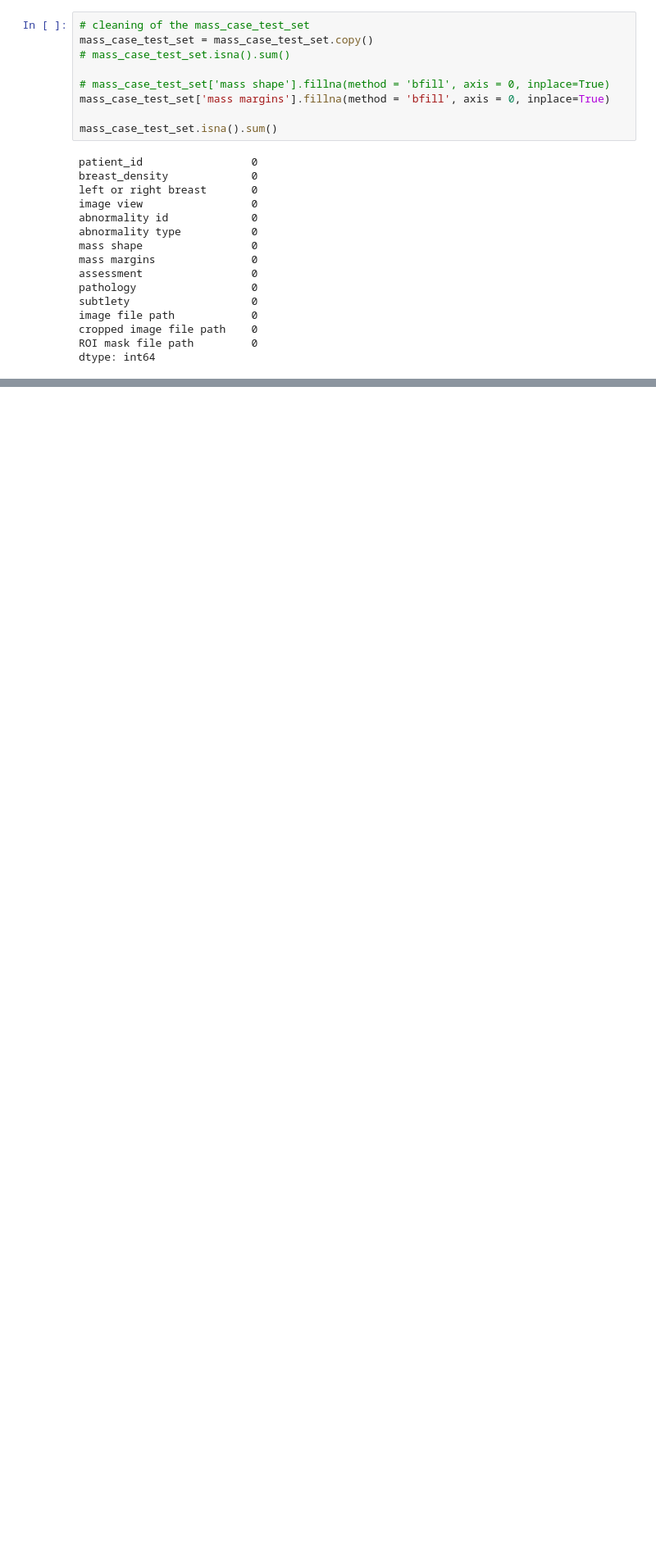
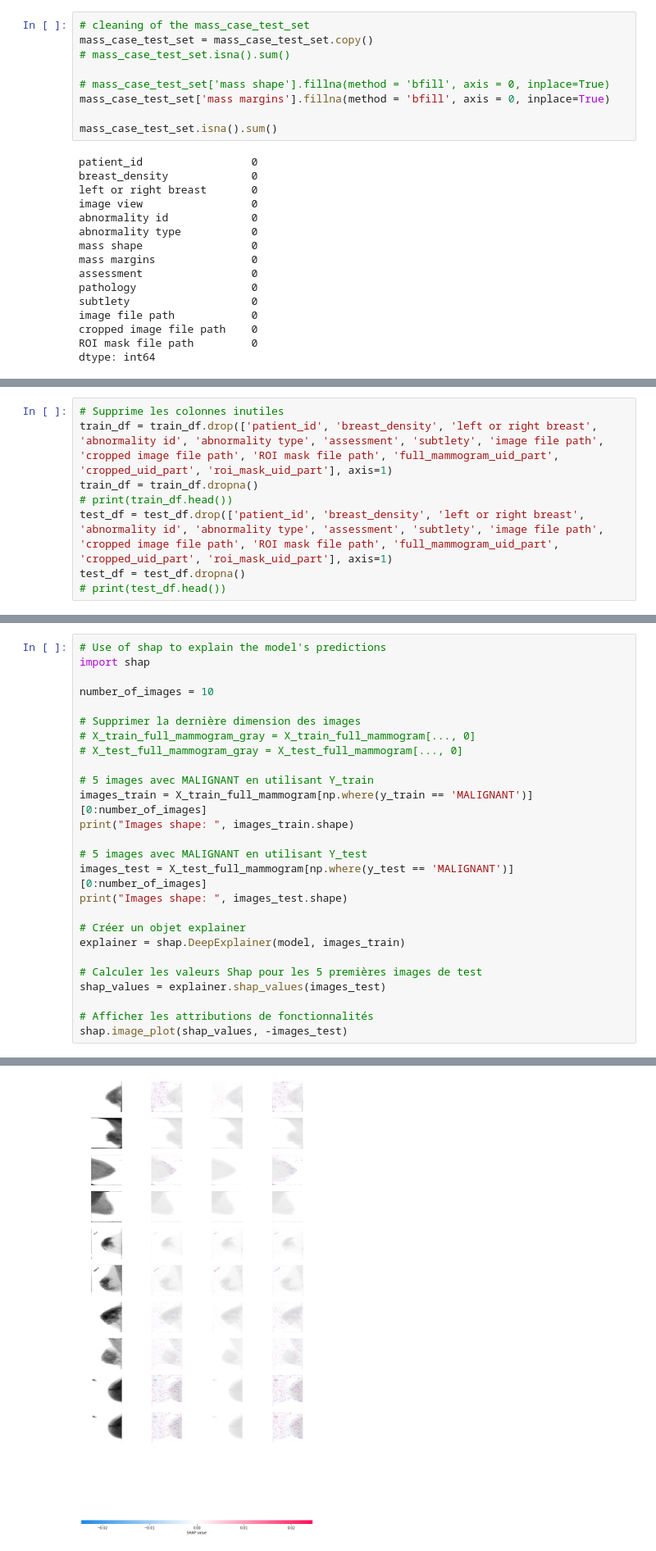
Before and after one commit to milou2764/xai-project, a Jupyter notebook: breast-cancer-images.ipynb, the cells around one changed output, grey strips where cells are left out. Shown: that part at 82% size. Drawn from its saved outputs; the diff is of its cells as text; blank space fills up the shorter version.

```diff
--- a/breast-cancer-images.ipynb
+++ b/breast-cancer-images.ipynb
@@ -285,0 +368,8 @@ dtype: int64
+# %%
+# Supprime les colonnes inutiles
+train_df = train_df.drop(['patient_id', 'breast_density', 'left or right breast', 'abnormality id', 'abnormality type', 'assessment', 'subtlety', 'image file path', 'cropped image file path', 'ROI mask file path', 'full_mammogram_uid_part', 'cropped_uid_part', 'roi_mask_uid_part'], axis=1)
+train_df = train_df.dropna()
+# print(train_df.head())
+test_df = test_df.drop(['patient_id', 'breast_density', 'left or right breast', 'abnormality id', 'abnormality type', 'assessment', 'subtlety', 'image file path', 'cropped image file path', 'ROI mask file path', 'full_mammogram_uid_part', 'cropped_uid_part', 'roi_mask_uid_part'], axis=1)
+test_df = test_df.dropna()
+# print(test_df.head())
@@ -285,0 +673,27 @@ dtype: int64
+# %%
+# Use of shap to explain the model's predictions
+import shap
+
+number_of_images = 10
+
+# Supprimer la dernière dimension des images
+# X_train_full_mammogram_gray = X_train_full_mammogram[..., 0]
+# X_test_full_mammogram_gray = X_test_full_mammogram[..., 0]
+
+# 5 images avec MALIGNANT en utilisant Y_train
+images_train = X_train_full_mammogram[np.where(y_train == 'MALIGNANT')][0:number_of_images]
+print("Images shape: ", images_train.shape)
+
+# 5 images avec MALIGNANT en utilisant Y_test
+images_test = X_test_full_mammogram[np.where(y_test == 'MALIGNANT')][0:number_of_images]
+print("Images shape: ", images_test.shape)
+
+# Créer un objet explainer
+explainer = shap.DeepExplainer(model, images_train)
+
+# Calculer les valeurs Shap pour les 5 premières images de test
+shap_values = explainer.shap_values(images_test)
+
+# Afficher les attributions de fonctionnalités
+shap.image_plot(shap_values, -images_test)
+# %% [output]
@@ -285,0 +702 @@ dtype: int64
+[figure, added]
```
Also changed, not shown: parts of 11 cells of this notebook.
